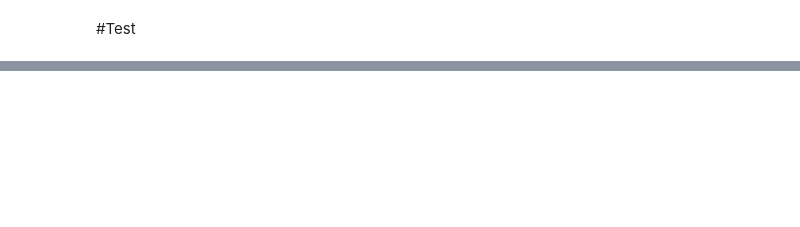
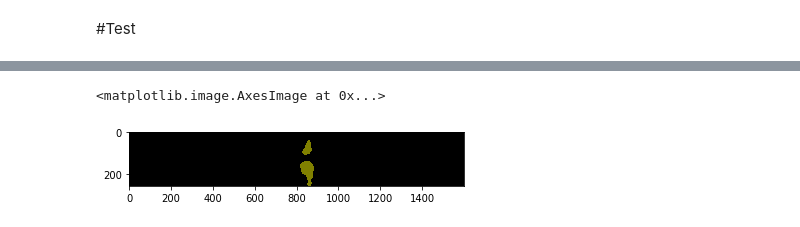
Before and after one commit to alongstar518/steal_defect_classficiation_segementation, a Jupyter notebook: 221_final_model.ipynb, the cells around one changed output, grey strips where cells are left out. Saved outputs shown, nothing was run; the diff lists cells and outputs as text; code cells hidden in the pictures; blank space fills up the shorter version.

```diff
--- a/221_final_model.ipynb
+++ b/221_final_model.ipynb
@@ -1820,2 +1852,5 @@ i = random.sample(range(len(test_data)), 3)[0]
 # %%
-#plt.imshow(decode_segmap(predictions[i]))
+plt.imshow(decode_segmap(predictions[i]))
+# %% [output]
+<matplotlib.image.AxesImage at 0x...>
+[figure, added]
```
Also changed, not shown: parts of 11 cells of this notebook.
